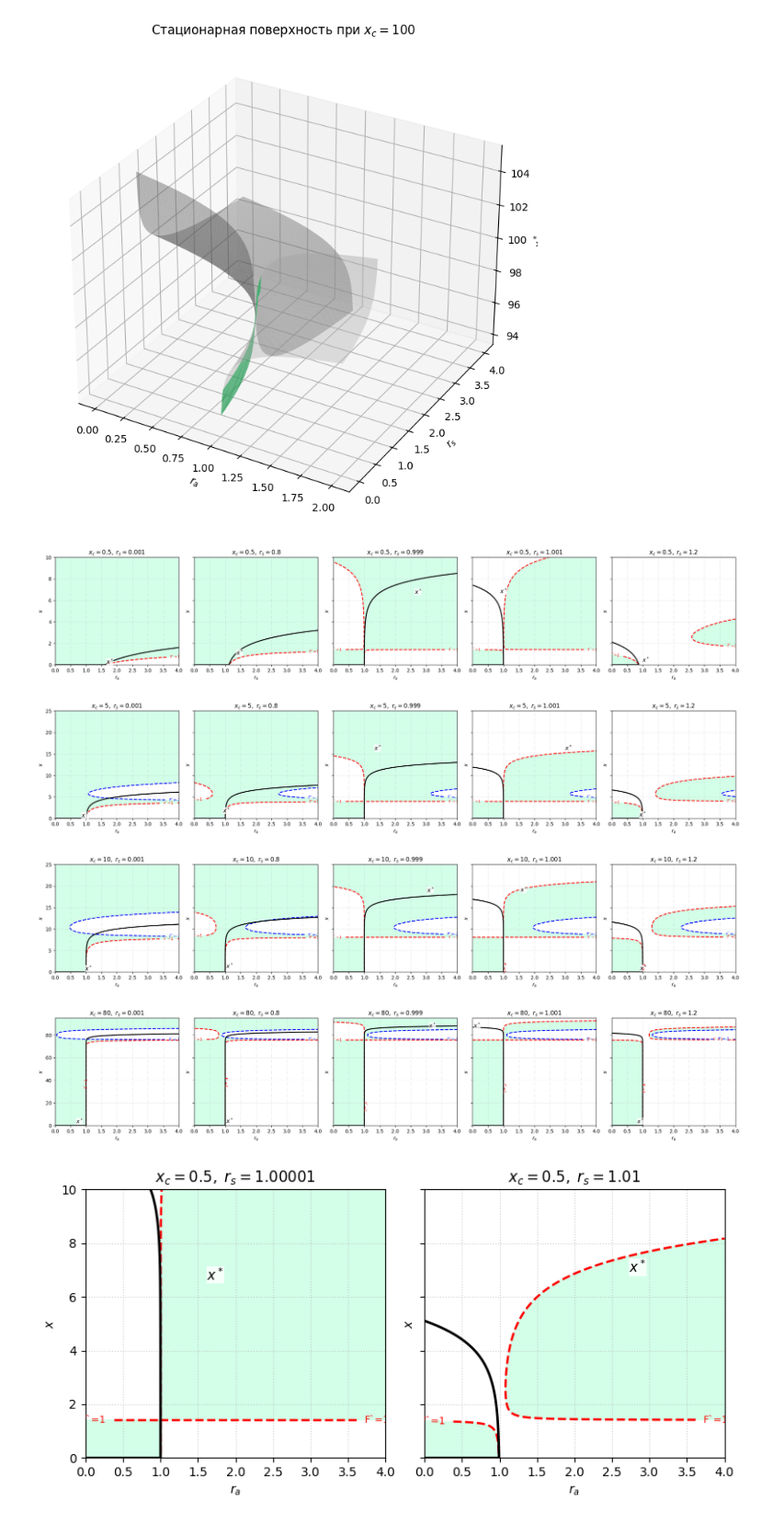
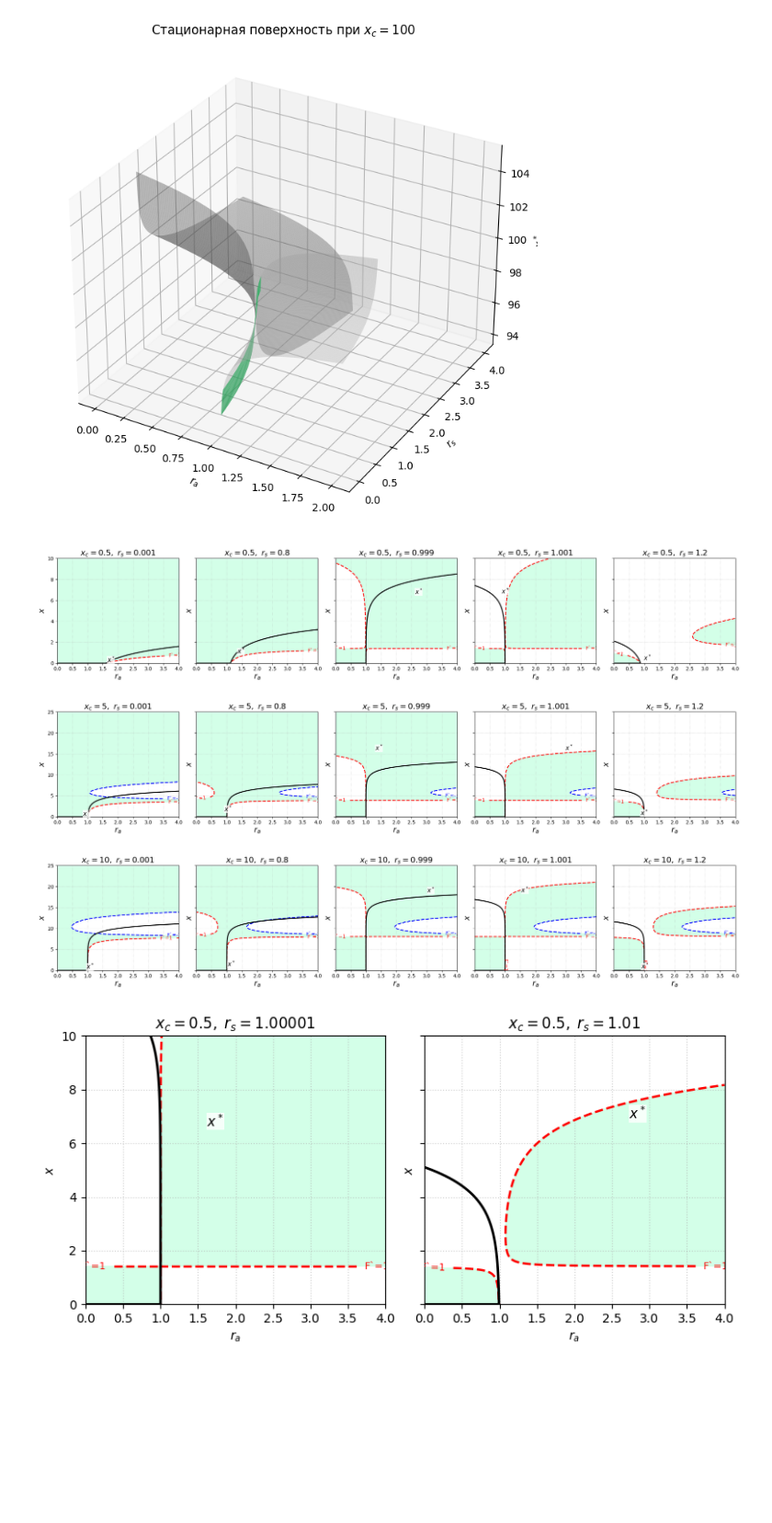
Before and after one commit to yobysheva/kursovaya, a Jupyter notebook: modify_no_m.ipynb, the cells around one changed output. Shown at 92% size. Saved outputs shown, nothing was run; the diff lists cells and outputs as text; code cells hidden in the pictures; blank space fills up the shorter version.

```diff
--- a/modify_no_m.ipynb
+++ b/modify_no_m.ipynb
@@ -355,7 +377,7 @@ def plot_single_ra_x(ax, xc, rs, ra_range=(0.0, 2.0), x_range=(0.0, 50.0), n=500
         b,
         fmt={-1: "F`=-1"},
         inline=True,
-        fontsize=8
+        fontsize=10
         )
 
     if _has_level(dF, 1):
@@ -370,7 +392,7 @@ def plot_single_ra_x(ax, xc, rs, ra_range=(0.0, 2.0), x_range=(0.0, 50.0), n=500
         r,
         fmt={1: "F`=1"},
         inline=True,
-        fontsize=8
+        fontsize=10
         )
 
     if _has_level(G, 0):
@@ -390,15 +412,15 @@ def plot_single_ra_x(ax, xc, rs, ra_range=(0.0, 2.0), x_range=(0.0, 50.0), n=500
                 RA[i, j],
                 X[i, j],
                 r"$x^*$",
-                fontsize=11,
+                fontsize=12,
                 ha="center",
                 va="center",
                 bbox=dict(facecolor="white", edgecolor="none", alpha=0.8, pad=0.25)
             )
 
-    ax.set_title(rf"$x_c={xc},\ r_s={rs}$")
-    ax.set_xlabel(r"$r_a$")
-    ax.set_ylabel(r"$x$")
+    ax.set_title(rf"$x_c={xc},\ r_s={rs}$", fontsize=16)
+    ax.set_xlabel(r"$r_a$", fontsize=16)
+    ax.set_ylabel(r"$x$", fontsize=16)
     ax.grid(True, linestyle=":", alpha=0.6)
 
 
@@ -440,41 +462,40 @@ def plot_stability_ra_x_grid(
 # %%
 rs = [0.001, 0.8, 0.999, 1.001, 1.2]
 param_sets = [(0.5, rs_i) for rs_i in rs]
 plot_stability_ra_x_grid(
     param_sets=param_sets,
     ra_range=(0, 4),
     x_range=(0, 10),
     ncols=5
 )
 
 param_sets = [(5, rs_i) for rs_i in rs]
 plot_stability_ra_x_grid(
     param_sets=param_sets,
     ra_range=(0, 4),
     x_range=(0, 25),
     ncols=5
 )
 
 param_sets = [(10, rs_i) for rs_i in rs]
 plot_stability_ra_x_grid(
     param_sets=param_sets,
     ra_range=(0, 4),
     x_range=(0, 25),
     ncols=5
 )
 
-param_sets = [(80, rs_i) for rs_i in rs]
-plot_stability_ra_x_grid(
-    param_sets=param_sets,
-    ra_range=(0, 4),
-    x_range=(0, 95),
-    ncols=5
-)
+# param_sets = [(80, rs_i) for rs_i in rs]
+# plot_stability_ra_x_grid(
+#     param_sets=param_sets,
+#     ra_range=(0, 4),
+#     x_range=(0, 95),
+#     ncols=5
+# )
 # %% [output]
-[figure, old version]
+[figure, new version]
-[figure, old version]
+[figure, new version]
-[figure, old version]
+[figure, new version]
-[figure, removed]
 # %%
 rs = [1.00001, 1.01]
 param_sets = [(0.5, rs_i) for rs_i in rs]
```
Also changed, not shown: parts of 26 cells of this notebook, 9 other files.
